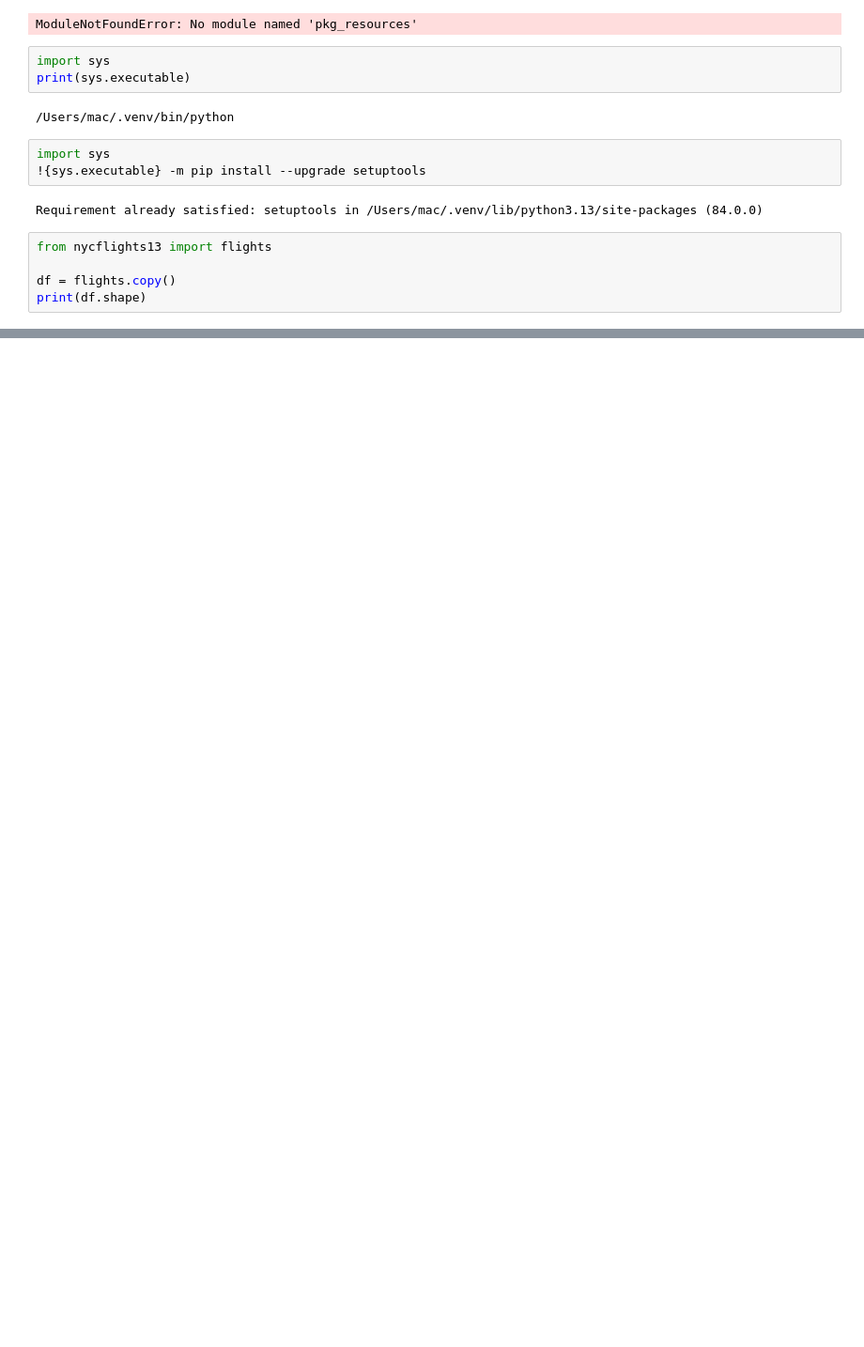
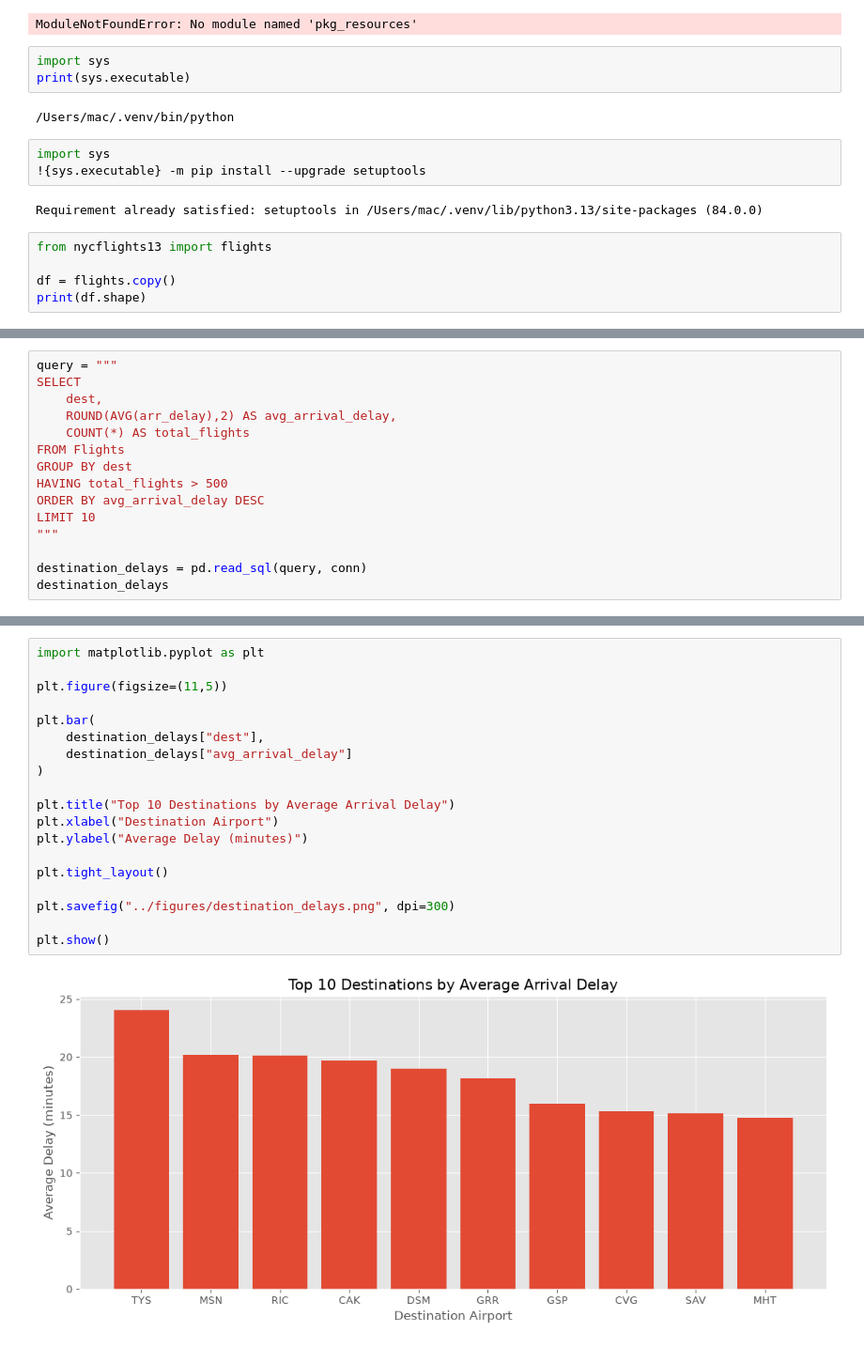
Before and after one commit to saad06s-create/qatar-airways-operations-intelligence, a Jupyter notebook: notebook/01_data_collection.ipynb, the cells around one changed output, grey strips where cells are left out. Shown at 94% size. Saved outputs shown, nothing was run; the diff lists cells and outputs as text; blank space fills up the shorter version.

```diff
--- a/notebook/01_data_collection.ipynb
+++ b/notebook/01_data_collection.ipynb
@@ -124,0 +436,15 @@ print(df.shape)
+# %%
+query = """
+SELECT
+    dest,
+    ROUND(AVG(arr_delay),2) AS avg_arrival_delay,
+    COUNT(*) AS total_flights
+FROM Flights
+GROUP BY dest
+HAVING total_flights > 500
+ORDER BY avg_arrival_delay DESC
+LIMIT 10
+"""
+
+destination_delays = pd.read_sql(query, conn)
+destination_delays
@@ -124,0 +463,21 @@ print(df.shape)
+# %%
+import matplotlib.pyplot as plt
+
+plt.figure(figsize=(11,5))
+
+plt.bar(
+    destination_delays["dest"],
+    destination_delays["avg_arrival_delay"]
+)
+
+plt.title("Top 10 Destinations by Average Arrival Delay")
+plt.xlabel("Destination Airport")
+plt.ylabel("Average Delay (minutes)")
+
+plt.tight_layout()
+
+plt.savefig("../figures/destination_delays.png", dpi=300)
+
+plt.show()
+# %% [output]
+[figure, added]
```
Also changed, not shown: parts of 62 cells of this notebook, 6 other files.
